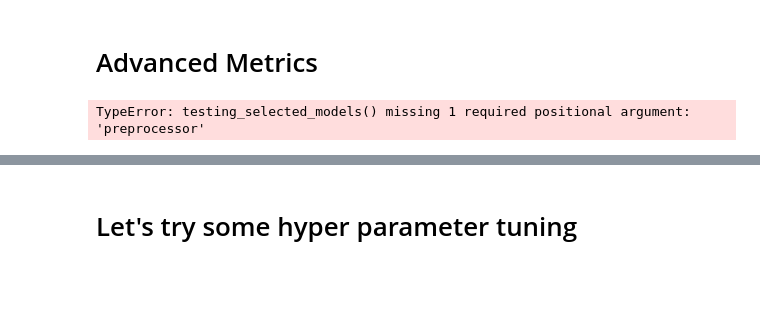
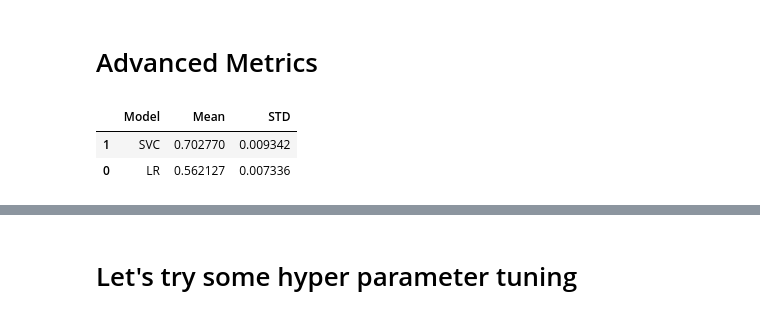
Before and after one commit to MaukanMir/Liver-Cirrhosis-Classification, a Jupyter notebook: training.ipynb, the cells around one changed output, grey strips where cells are left out. Cells and saved outputs as stored; diff of their text form; code cells hidden in the pictures; blank space fills up the shorter version.

```diff
--- a/training.ipynb
+++ b/training.ipynb
@@ -420,11 +420,13 @@ Mean: 0.331, STD: 0.01
 # %% [markdown]
 # Advanced Metrics
 # %%
-names = ['LDA', 'LR', 'SVC', 'GNB', "GPC"]
+names = ['LR', 'SVC']
 models = get_selected_models(names)
-testing_selected_models(names, models, X, y)
+testing_selected_models(names, models, X, y, preprocessor)
 # %% [output]
-TypeError: testing_selected_models() missing 1 required positional argument: 'preprocessor'
+|  | Model | Mean | STD |
+| 1 | SVC | 0.702770 | 0.009342 |
+| 0 | LR | 0.562127 | 0.007336 |
 # %%
 names = ["RFC", "DTC"]
 models = get_selected_models(names)
```
Also changed, not shown: parts of 3 cells of this notebook.
